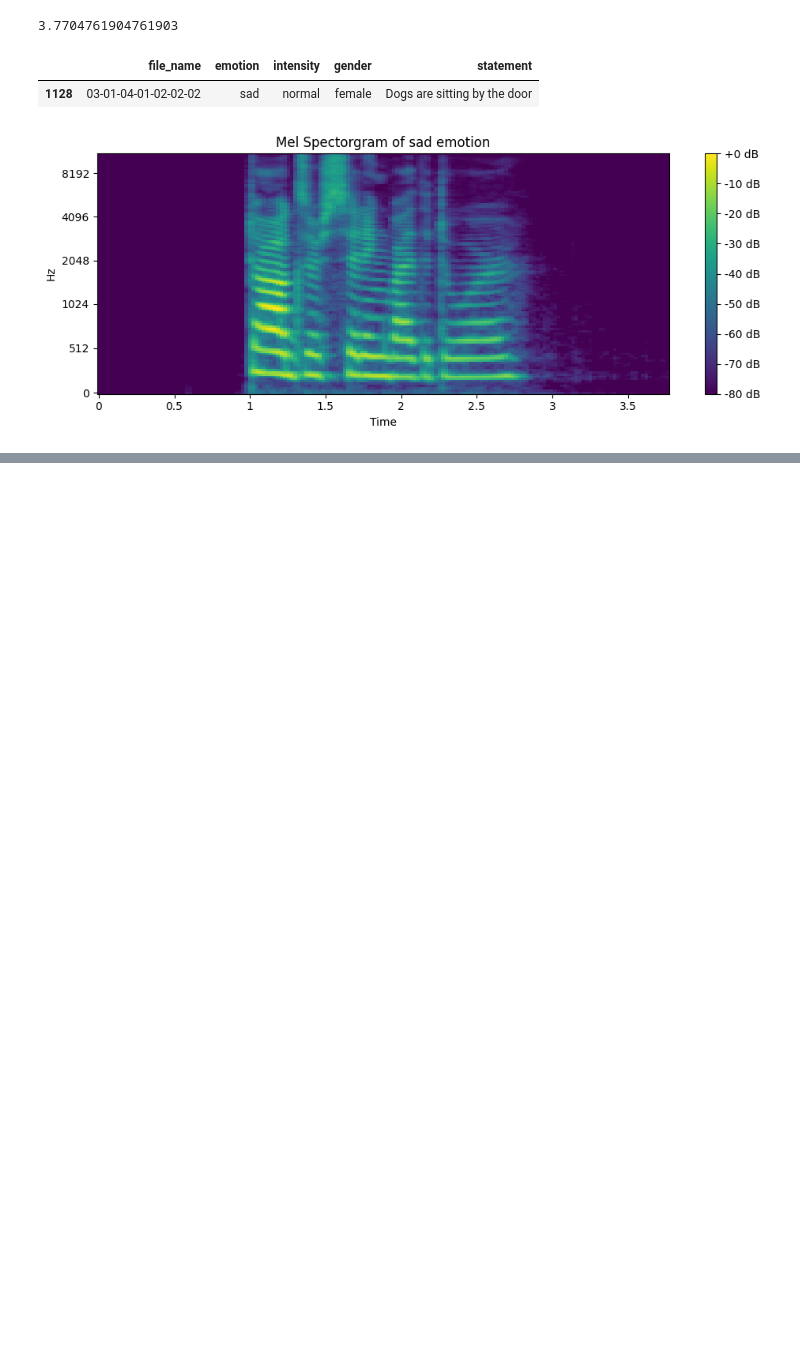
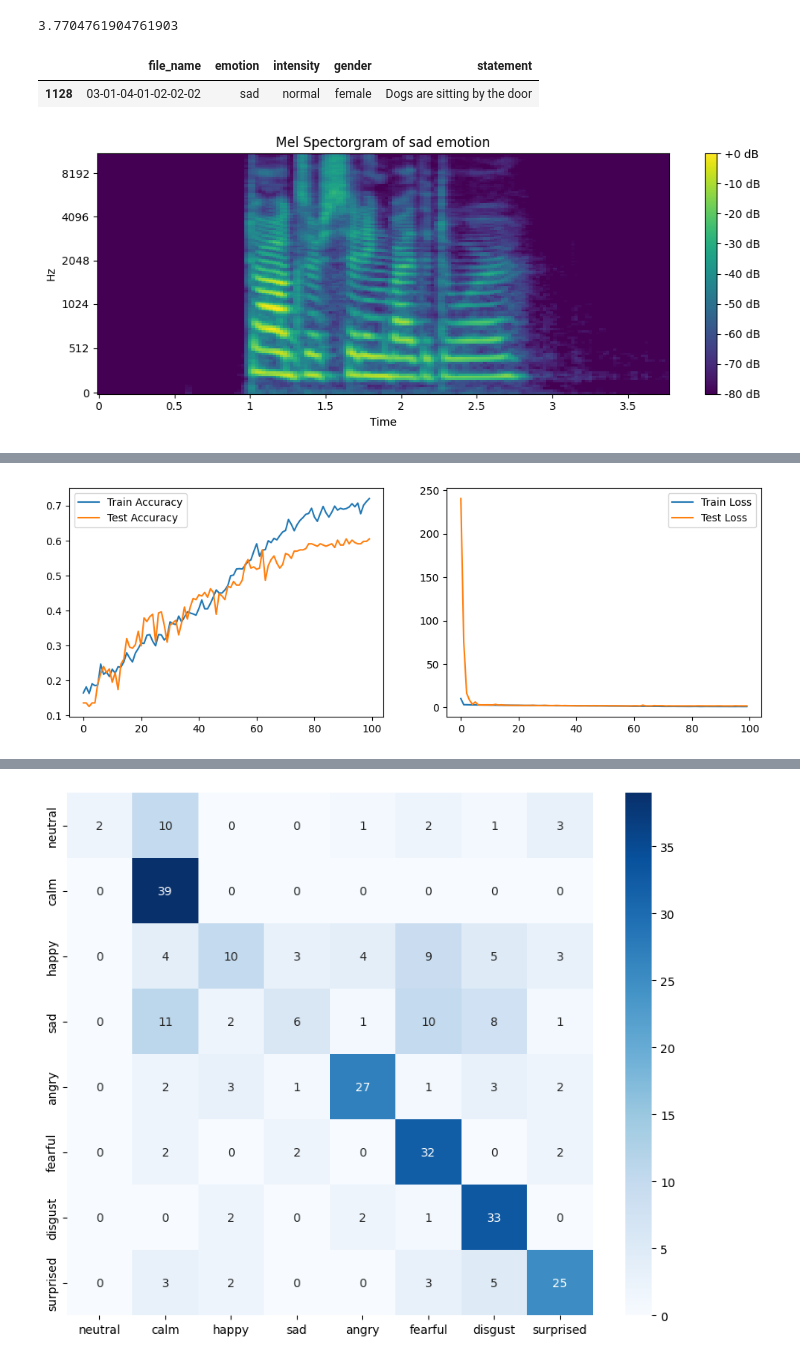
Before and after one commit to seinwinhtutAU/nlp_project, a Jupyter notebook: explatory.ipynb, the cells around one changed output, grey strips where cells are left out. Drawn from its saved outputs; the diff is of its cells as text; code cells hidden in the pictures; blank space fills up the shorter version.

Commit message:
initial train 100

```diff
--- a/explatory.ipynb
+++ b/explatory.ipynb
@@ -87,0 +147,67 @@ plt.show()
+# %%
+import tensorflow as tf
+from tensorflow.keras.models import Sequential
+from tensorflow.keras.layers import Conv2D, MaxPooling2D, Flatten, Dense, Dropout, BatchNormalization
+from tensorflow.keras.callbacks import EarlyStopping, ReduceLROnPlateau
+from tensorflow.keras import regularizers
+from sklearn.metrics import confusion_matrix, classification_report
+import seaborn as sns
+import matplotlib.pyplot as plt
+import numpy as np
+
+X_train, X_test, y_train, y_test = train_test_split(X, y, test_size=0.2, random_state=42, stratify=y)
+
+with tf.device('/GPU:0'):
+    model = Sequential([
+        Conv2D(64, (3, 3), activation='relu', input_shape=(128, 130, 1), kernel_regularizer=regularizers.l2(0.001)),
+        BatchNormalization(),
+        MaxPooling2D((2, 2)),
+        Dropout(0.3),
+
+        Conv2D(128, (3, 3), activation='relu', kernel_regularizer=regularizers.l2(0.001)),
+        BatchNormalization(),
+        MaxPooling2D((2, 2)),
+        Dropout(0.3),
+
+        Conv2D(256, (3, 3), activation='relu', kernel_regularizer=regularizers.l2(0.001)),
+        BatchNormalization(),
+        MaxPooling2D((2, 2)),
+        Dropout(0.4),
+
+        Flatten(),
+        Dense(256, activation='relu', kernel_regularizer=regularizers.l2(0.001)),
+        Dropout(0.4),
+        Dense(8, activation='softmax')
+    ])
+
+    model.compile(optimizer='adam', loss='categorical_crossentropy', metrics=['accuracy'])
+
+    lr_reduction = ReduceLROnPlateau(monitor='val_accuracy', patience=5, verbose=1, factor=0.5, min_lr=0.00001)
+    early_stopping = EarlyStopping(monitor='val_accuracy', patience=15, restore_best_weights=True)
+
+    history = model.fit(X_train, y_train, epochs=100, batch_size=32, validation_data=(X_test, y_test), callbacks=[lr_reduction, early_stopping])
+
+plt.figure(figsize=(12, 4))
+plt.subplot(1, 2, 1)
+plt.plot(history.history['accuracy'], label='Train Accuracy')
+plt.plot(history.history['val_accuracy'], label='Test Accuracy')
+plt.legend()
+plt.subplot(1, 2, 2)
+plt.plot(history.history['loss'], label='Train Loss')
+plt.plot(history.history['val_loss'], label='Test Loss')
+plt.legend()
+plt.show()
+
+y_pred = model.predict(X_test)
+y_pred_classes = np.argmax(y_pred, axis=1)
+y_true = np.argmax(y_test, axis=1)
+
+emotion_names = ['neutral', 'calm', 'happy', 'sad', 'angry', 'fearful', 'disgust', 'surprised']
+
+cm = confusion_matrix(y_true, y_pred_classes)
+plt.figure(figsize=(10, 8))
+sns.heatmap(cm, annot=True, fmt='d', cmap='Blues', xticklabels=emotion_names, yticklabels=emotion_names)
+plt.show()
+
+print(classification_report(y_true, y_pred_classes, target_names=emotion_names))
+# %% [output]
@@ -87,0 +231 @@ plt.show()
+[figure, added]
@@ -87,0 +233 @@ plt.show()
+[figure, added]
```
Also changed, not shown: parts of 8 cells of this notebook, 1 other file.
